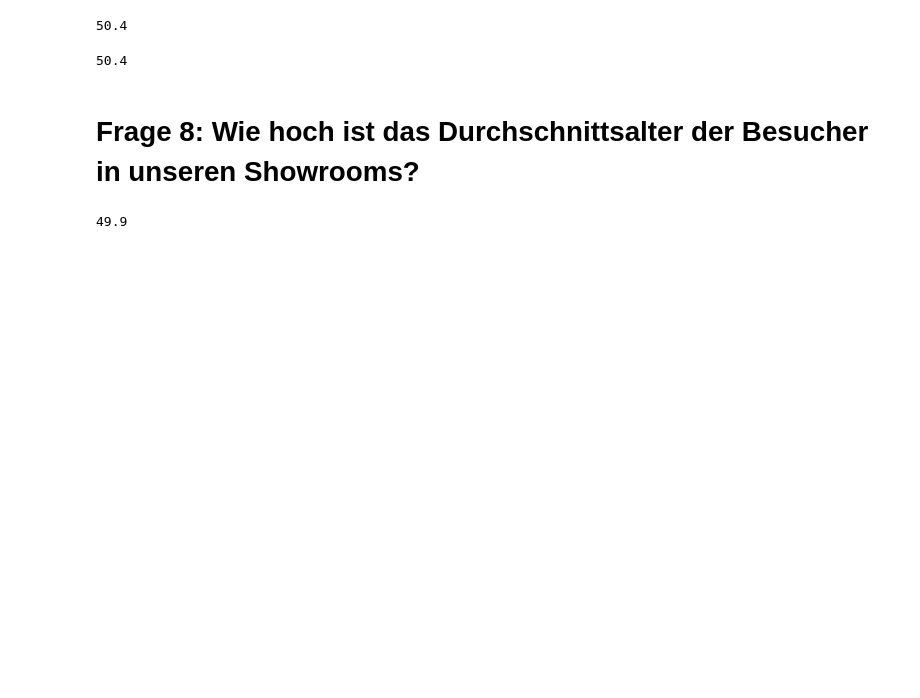
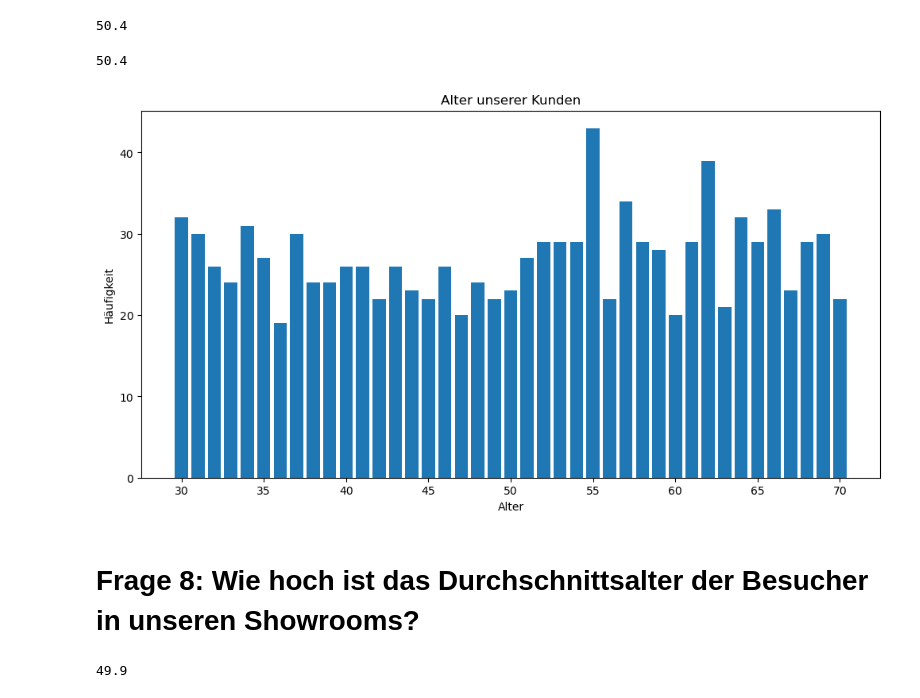
Before and after one commit to Dennis130301/final_projectWS23_Group1, a Jupyter notebook: Projekt_Gruppe1.ipynb, the cells around one changed output. Drawn from its saved outputs; the diff is of its cells as text; code cells hidden in the pictures; blank space fills up the shorter version.

```diff
--- a/Projekt_Gruppe1.ipynb
+++ b/Projekt_Gruppe1.ipynb
@@ -678,6 +678,23 @@ Durchschnittsalter_Kunden_1 = df_1["Alter"].mean().round(1)
 Durchschnittsalter_Kunden_1
 # %% [output]
 50.4
+# %%
+# Häufigkeiten zählen und von klein nach groß sortieren
+Haeufigkeiten_sortiert = df_1["Alter"].value_counts().sort_index()
+
+# Diagramm erstellen mit Säulen
+plt.figure(figsize=(12, 6))
+plt.bar(value_counts_sorted.index, Haeufigkeiten_sortiert)
+
+# Diagramm beschriften
+plt.title("Alter unserer Kunden")
+plt.xlabel("Alter")
+plt.ylabel("Häufigkeit")
+
+# Diagramm anzeigen
+plt.show()
+# %% [output]
+[figure, added]
 # %% [markdown]
 # Frage 8:  Wie hoch ist das Durchschnittsalter der Besucher in unseren Showrooms?
 # %%
```
